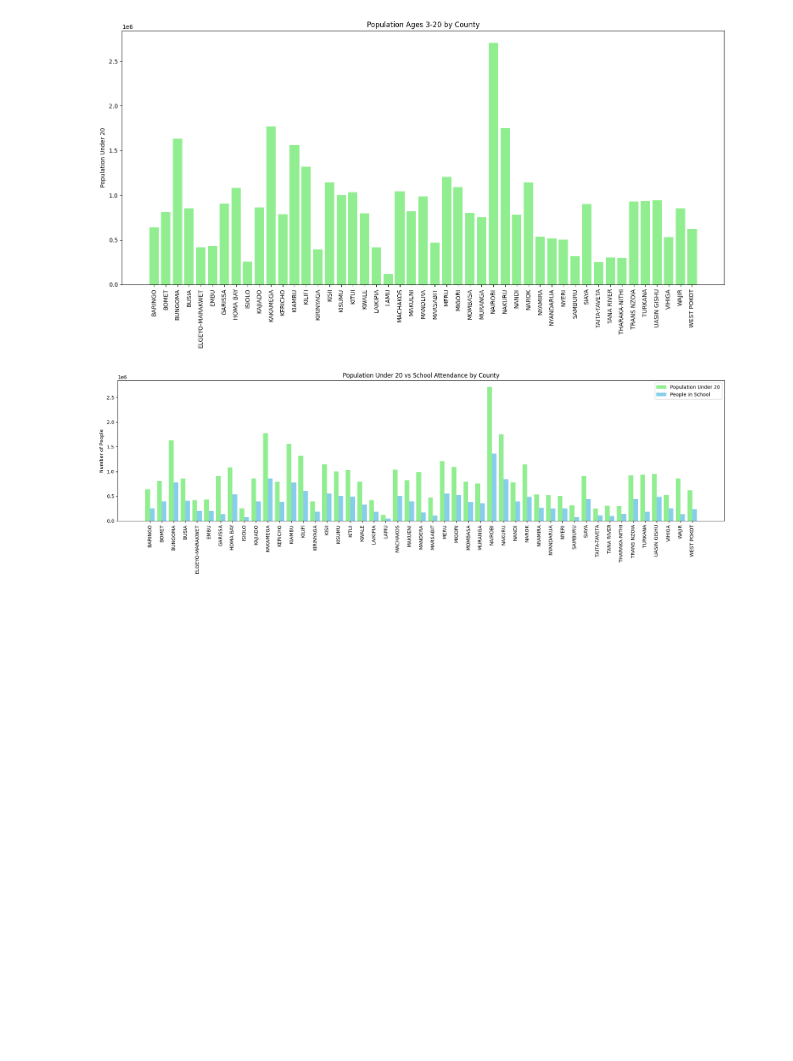
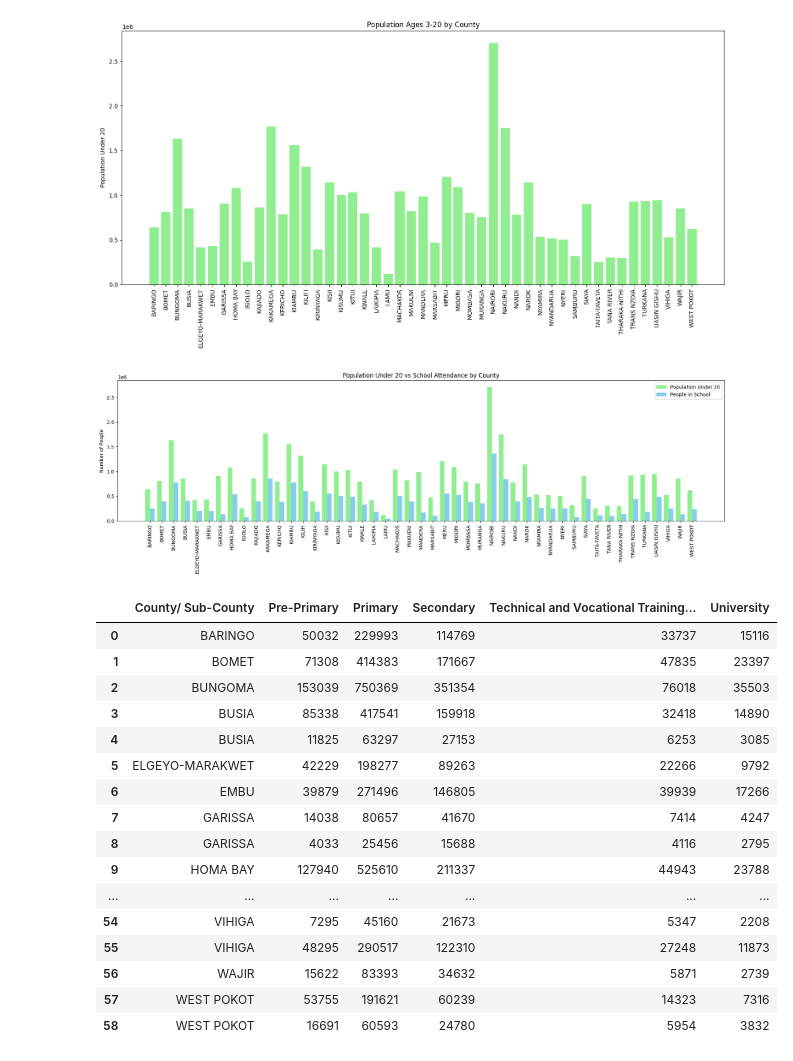
Before and after one commit to ChiriKamau/soma, a Jupyter notebook: notebooks/In_school.ipynb, the cells around one changed output. Saved outputs shown, nothing was run; the diff lists cells and outputs as text; code cells hidden in the pictures; blank space fills up the shorter version.

```diff
--- a/notebooks/In_school.ipynb
+++ b/notebooks/In_school.ipynb
@@ -183,3 +185,58 @@ plt.tight_layout()
 plt.show()
 # %% [output]
 [figure]
+# %%
+
+
+# Load data
+url_edu = "https://raw.githubusercontent.com/ChiriKamau/soma/refs/heads/main/data/distribution-of-population-age-3-years-and-above-by-highest-level-of-education-reached-2019-cens.csv"
+df_edu = pd.read_csv(url_edu)
+
+# Uppercase county/sub-county names for consistent matching
+df_edu[df_edu.columns[0]] = df_edu[df_edu.columns[0]].str.upper()
+
+# List of columns to keep (education levels)
+edu_columns = [
+    "Pre-Primary",
+    "Primary",
+    "Secondary",
+    "Technical and Vocational Training (TVET)",
+    "University"
+]
+
+# Keep only main counties
+county_data_edu = df_edu[df_edu[df_edu.columns[0]].isin([c.upper() for c in counties_list])].copy()
+
+# Clean numeric columns: remove commas and convert to numbers
+for col in edu_columns:
+    county_data_edu[col] = pd.to_numeric(
+        county_data_edu[col].astype(str).str.replace(',', '').str.replace('"', ''),
+        errors='coerce'
+    )
+
+# Reset index
+county_data_edu = county_data_edu.reset_index(drop=True)
+
+# Sort alphabetically by county
+county_data_edu = county_data_edu.sort_values(by=df_edu.columns[0]).reset_index(drop=True)
+
+# Show the final table
+county_data_edu[[df_edu.columns[0]] + edu_columns]
+# %% [output]
+|  | County/ Sub-County | Pre-Primary | Primary | Secondary | Technical and Vocational Training... | University |
+| 0 | BARINGO | 50032 | 229993 | 114769 | 33737 | 15116 |
+| 1 | BOMET | 71308 | 414383 | 171667 | 47835 | 23397 |
+| 2 | BUNGOMA | 153039 | 750369 | 351354 | 76018 | 35503 |
+| 3 | BUSIA | 85338 | 417541 | 159918 | 32418 | 14890 |
+| 4 | BUSIA | 11825 | 63297 | 27153 | 6253 | 3085 |
+| 5 | ELGEYO-MARAKWET | 42229 | 198277 | 89263 | 22266 | 9792 |
+| 6 | EMBU | 39879 | 271496 | 146805 | 39939 | 17266 |
+| 7 | GARISSA | 14038 | 80657 | 41670 | 7414 | 4247 |
+| 8 | GARISSA | 4033 | 25456 | 15688 | 4116 | 2795 |
+| 9 | HOMA BAY | 127940 | 525610 | 211337 | 44943 | 23788 |
+| ... | ... | ... | ... | ... | ... | ... |
+| 54 | VIHIGA | 7295 | 45160 | 21673 | 5347 | 2208 |
+| 55 | VIHIGA | 48295 | 290517 | 122310 | 27248 | 11873 |
+| 56 | WAJIR | 15622 | 83393 | 34632 | 5871 | 2739 |
+| 57 | WEST POKOT | 53755 | 191621 | 60239 | 14323 | 7316 |
+| 58 | WEST POKOT | 16691 | 60593 | 24780 | 5954 | 3832 |
```
Also changed, not shown: parts of 2 cells of this notebook.
